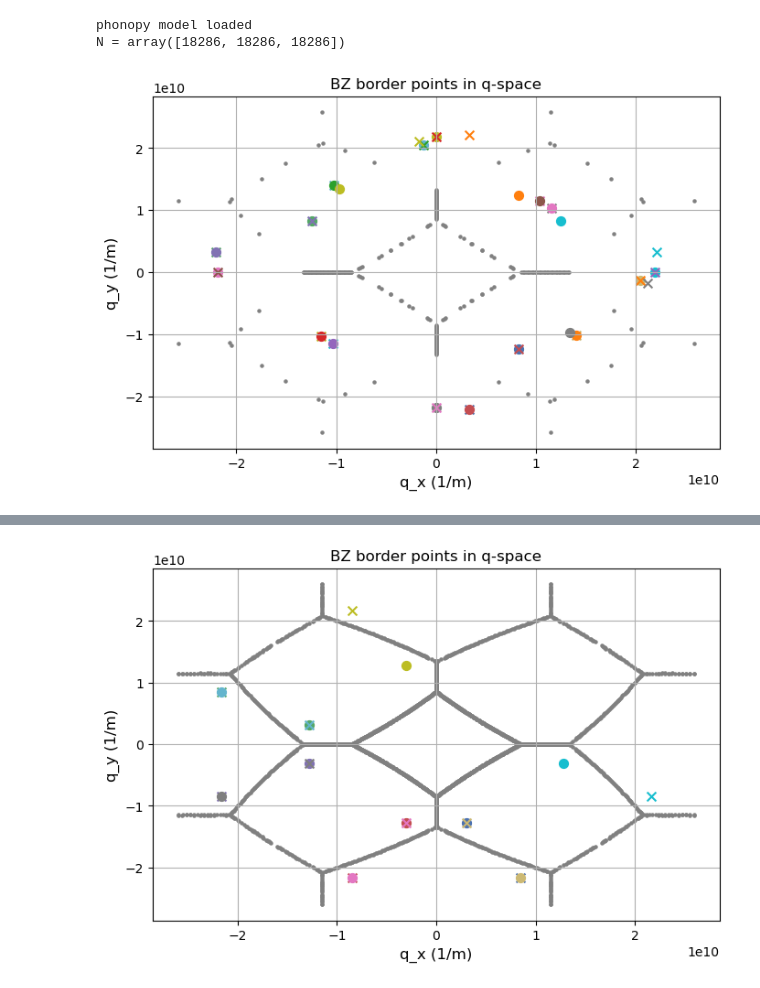
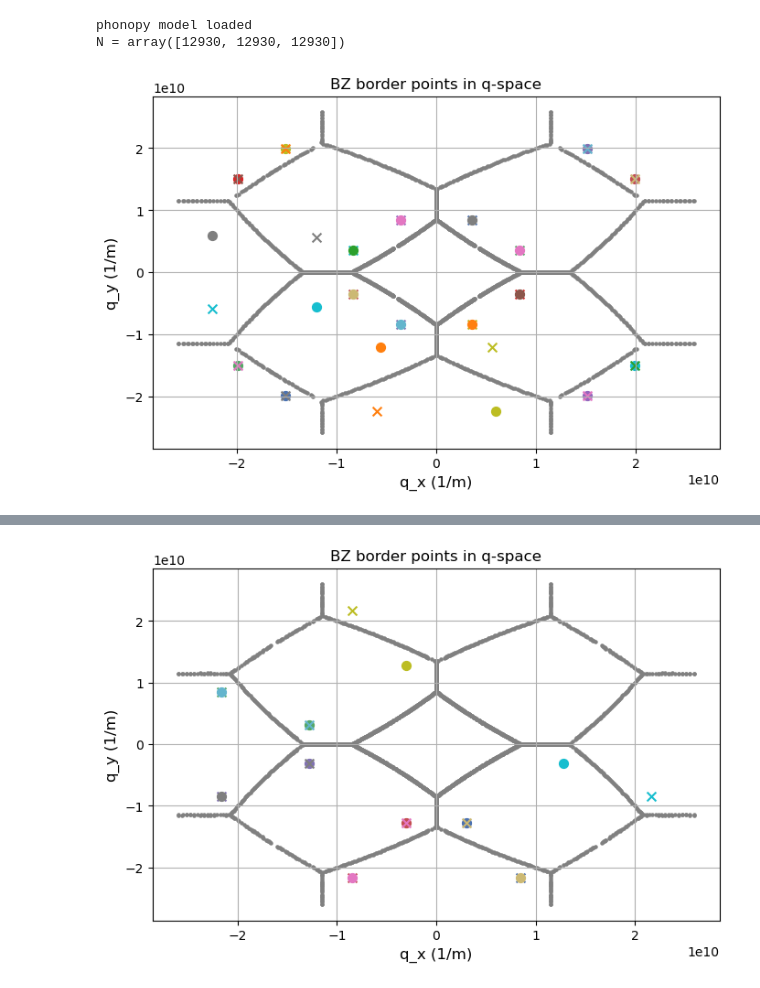
Before and after one commit to MaisonDaniel/IXS_and_phonons_2, a Jupyter notebook: Synchrotron Scenario Code/Find_sas_phonon_mode.ipynb, the cells around one changed output, grey strips where cells are left out. Cells and saved outputs as stored; diff of their text form; code cells hidden in the pictures.

```diff
--- a/Synchrotron Scenario Code/Find_sas_phonon_mode.ipynb
+++ b/Synchrotron Scenario Code/Find_sas_phonon_mode.ipynb
@@ -610,6 +610,7 @@ import matplotlib.pyplot as plt
 from scipy.spatial import cKDTree
 from itertools import product
 from phonopy import load
+import qutip as qt
 
 
 hbar = 1.05457e-34  # reduced Planck constant
@@ -655,7 +656,8 @@ crystal_orientation = CrystalOrientation(alpha, beta, gamma)
 # crystal_volume = Lx * Ly * Lz
 
 # dimensions along the lattice vectors a1, a2, a3
-L1, L2, L3 = 10.0e-6, 10.0e-6, 10.0e-6
+# L1, L2, L3 = 10.0e-6, 10.0e-6, 10.0e-6
+L1, L2, L3 = np.array([1, 1, 1], dtype=float) * 10.0e-6 / np.sqrt(2.0)      # then, the crystal cross section would be 10 um x 10 um - limitation due to the pulse width
 crystal_volume = L1 * L2 * L3 / np.sqrt(2.0)   # valid only for FCC lattice, fix later for other lattices
 
 prim_cell_volume = crystal_lattice.lattice_constant ** 3 / 4.0
@@ -675,37 +677,35 @@ omega_arr, dos_arr = phonon_band_structure.get_phonon_dos(mesh)
 B_arr = [get_dwf_constant(omega_arr, dos_arr, atom_mass=crystal_lattice.atomic_masses_kg[atom], temperature=temperature) for atom in range(len(crystal_lattice.symbols))]
 
 
-theta_grid = np.pi - np.linspace(0.0, 0.6, 200)
-phi_grid = np.linspace(0.0, 2.0 * np.pi, 301)
+theta_grid = np.pi - np.linspace(0.0, 0.6, 801)
+phi_grid = np.linspace(0.0, 2.0 * np.pi, 901)
 
 bz_border = get_bz_border(theta_grid, phi_grid, crystal_orientation, crystal_lattice, phonon_band_structure, eps=1.0e-3)
 
 branch_num = 5
 data_s, data_as = get_sas_data(theta_grid, phi_grid, crystal_orientation, crystal_lattice, phonon_band_structure, branch_num=branch_num)
 
 N_best = 20
 k_neighbors = 5
 best_matches = find_pairs(data_s, data_as, N_best=N_best, k_neighbors=k_neighbors)
 
 colors = ["#4c72b0", "#55a868", "#c44e52", "#8172b3", "#ccb974",
           "#64b5cd", "#e377c2", "#7f7f7f", "#bcbd22", "#17becf",
           "#ff7f0e", "#2ca02c", "#d62728", "#9467bd", "#8c564b",
           "#e377c2", "#7f7f7f", "#bcbd22", "#17becf", "#ff7f0e",
 ]
 
-
-
 plt.figure(figsize=(8, 5))
 plt.scatter(bz_border['qx'], bz_border['qy'], s=5, color='grey')
 for (match_ind, match) in enumerate(best_matches[:]):
     plt.scatter(match['q_s'][0], match['q_s'][1], s=50, color=colors[match_ind], marker='o', label='Stokes')
     plt.scatter(match['q_as'][0], match['q_as'][1], s=50, color=colors[match_ind], marker='x', label='anti-Stokes')
 plt.xlabel('q_x (1/m)', fontsize='large')
 plt.ylabel('q_y (1/m)', fontsize='large')
 plt.title('BZ border points in q-space', fontsize='large')
 plt.grid(True)
 plt.show()
 # %% [output]
 phonopy model loaded
-N = array([18286, 18286, 18286])
+N = array([12930, 12930, 12930])
-[figure, old version]
+[figure, new version]
```
Also changed, not shown: parts of 1 cell of this notebook.
